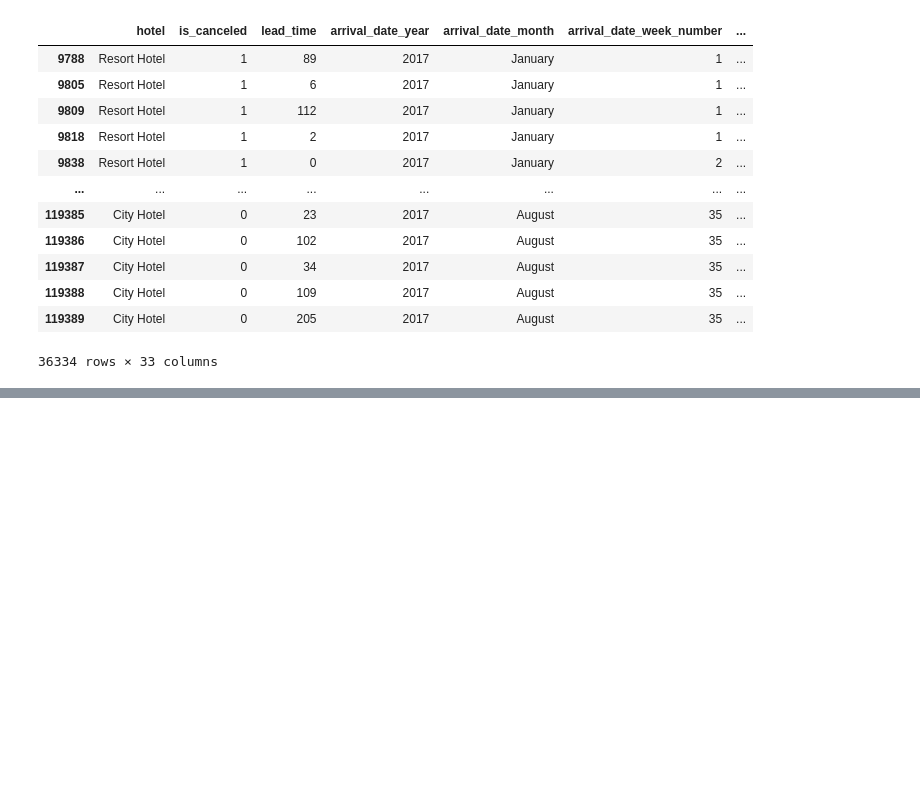
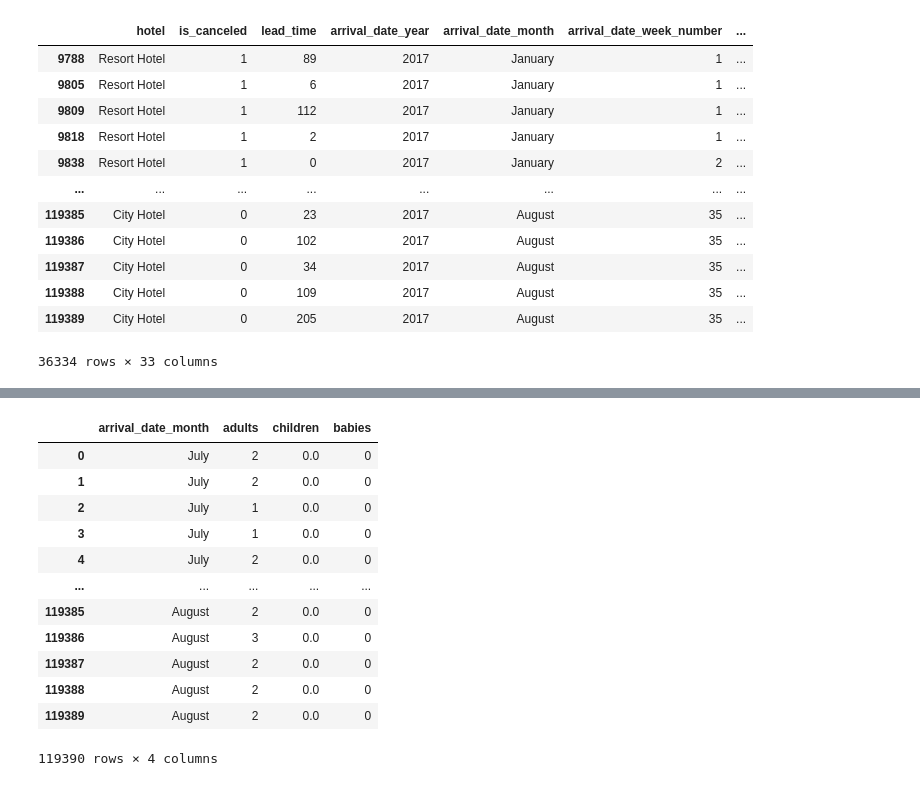
Before and after one commit to arisugiharto/Intermediate_python_batch16, a Jupyter notebook: final_project/Final_Project - R. Ari Sugiharto.ipynb, the cells around one changed output, grey strips where cells are left out. Cells and saved outputs as stored; diff of their text form; code cells hidden in the pictures; blank space fills up the shorter version.

```diff
--- a/final_project/Final_Project - R. Ari Sugiharto.ipynb
+++ b/final_project/Final_Project - R. Ari Sugiharto.ipynb
@@ -283,0 +472,16 @@ filter1
+# %%
+df8.iloc[:, [4,9,10,11]]
+# %% [output]
+|  | arrival_date_month | adults | children | babies |
+| 0 | July | 2 | 0.0 | 0 |
+| 1 | July | 2 | 0.0 | 0 |
+| 2 | July | 1 | 0.0 | 0 |
+| 3 | July | 1 | 0.0 | 0 |
+| 4 | July | 2 | 0.0 | 0 |
+| ... | ... | ... | ... | ... |
+| 119385 | August | 2 | 0.0 | 0 |
+| 119386 | August | 3 | 0.0 | 0 |
+| 119387 | August | 2 | 0.0 | 0 |
+| 119388 | August | 2 | 0.0 | 0 |
+| 119389 | August | 2 | 0.0 | 0 |
+119390 rows × 4 columns
```
Also changed, not shown: parts of 32 cells of this notebook, 2 other files.
